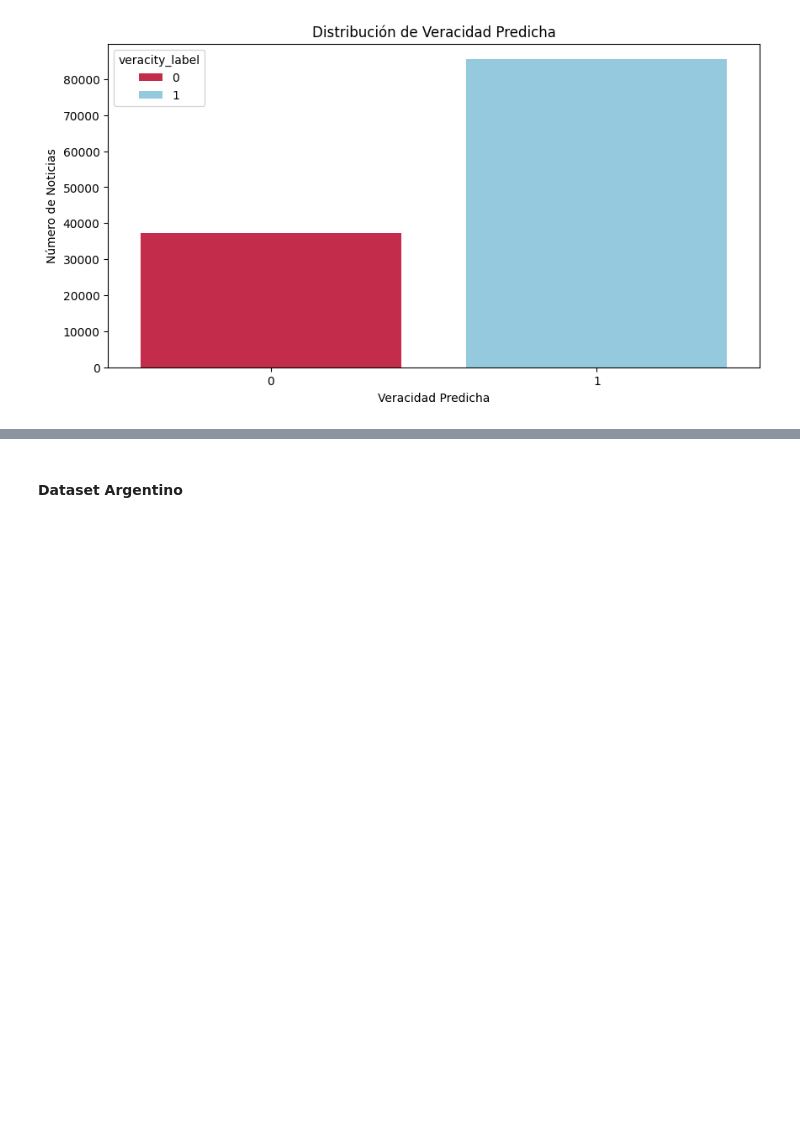
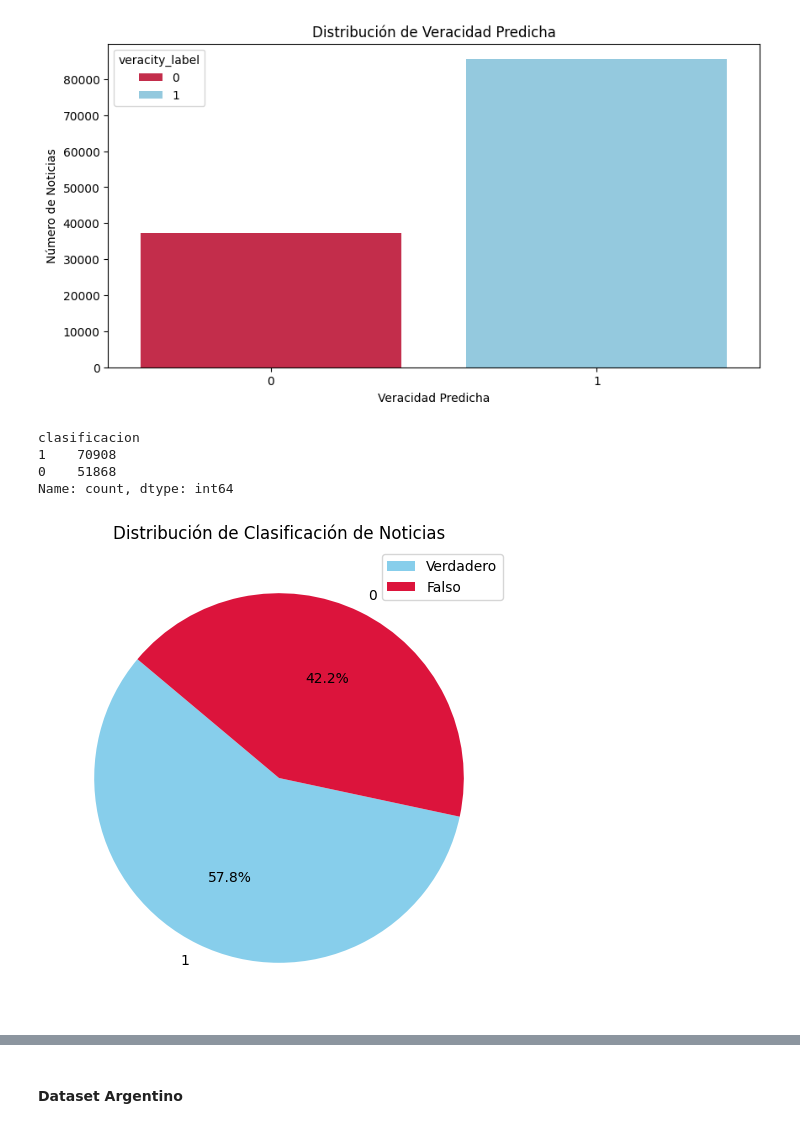
Before and after one commit to Verificado-Profesional/model-evaluation, a Jupyter notebook: relation_analysis.ipynb, the cells around one changed output, grey strips where cells are left out. Drawn from its saved outputs; the diff is of its cells as text; code cells hidden in the pictures; blank space fills up the shorter version.

```diff
--- a/relation_analysis.ipynb
+++ b/relation_analysis.ipynb
@@ -39,6 +39,22 @@ def plot_distribution(label,df,text):
   plt.xlabel(f'{text}')
   plt.ylabel('Número de Noticias')
   plt.show()
+# %%
+def plot_pie_distribution(df,feature,colors,legend,title):
+    distribution = df[feature].value_counts()
+    print(distribution)
+    sizes = distribution.values
+    labels = distribution.index
+
+
+    plt.figure(figsize=(6, 6))
+    plt.pie(sizes, labels=labels, colors=colors, autopct='%1.1f%%', startangle=140)
+
+    plt.legend(labels=legend, loc='upper right')
+
+    plt.title(title)
+
+    plt.show()
 # %% [markdown]
 #### Dataset Global
 # %%
@@ -53,3 +69,11 @@ plot_distribution('sentiment_label', df,"Sentimientos Predichos")
 plot_distribution('veracity_label', df,"Veracidad Predicha")
 # %% [output]
 [figure]
+# %%
+plot_pie_distribution(df,"clasificacion",["skyblue","crimson"],['Verdadero','Falso'],'Distribución de Clasificación de Noticias')
+# %% [output]
+clasificacion
+1    70908
+0    51868
+Name: count, dtype: int64
+[figure, added]
```
Also changed, not shown: parts of 15 cells of this notebook.
